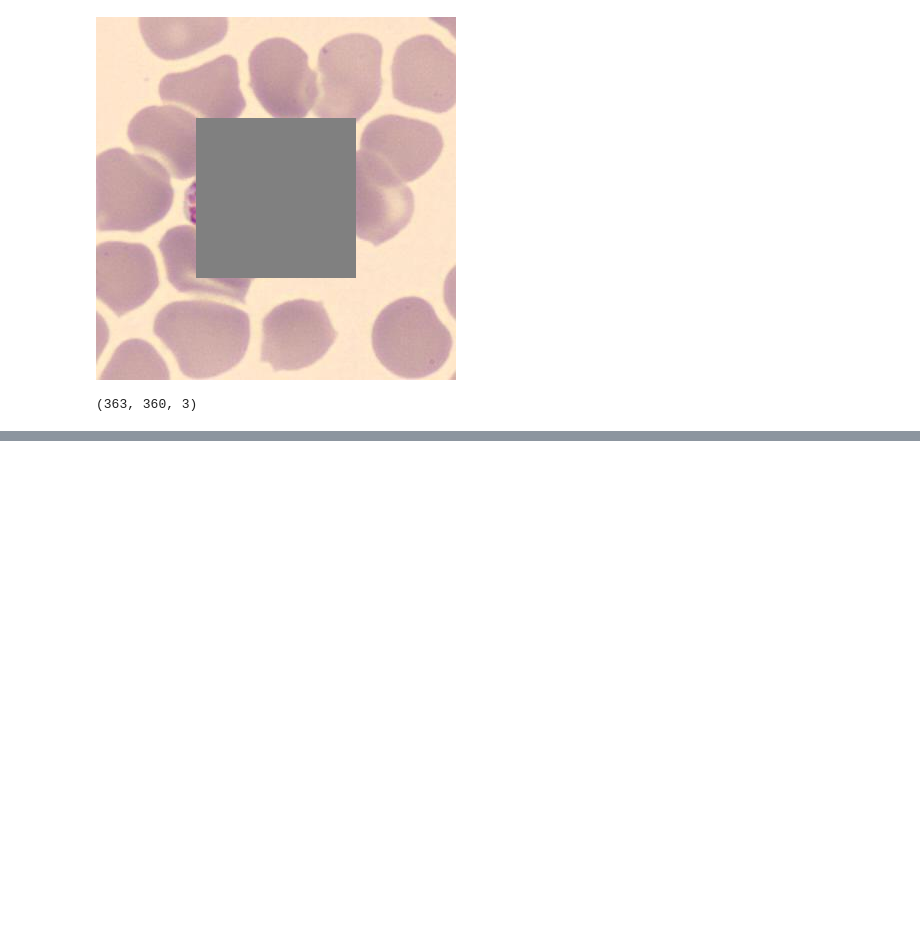
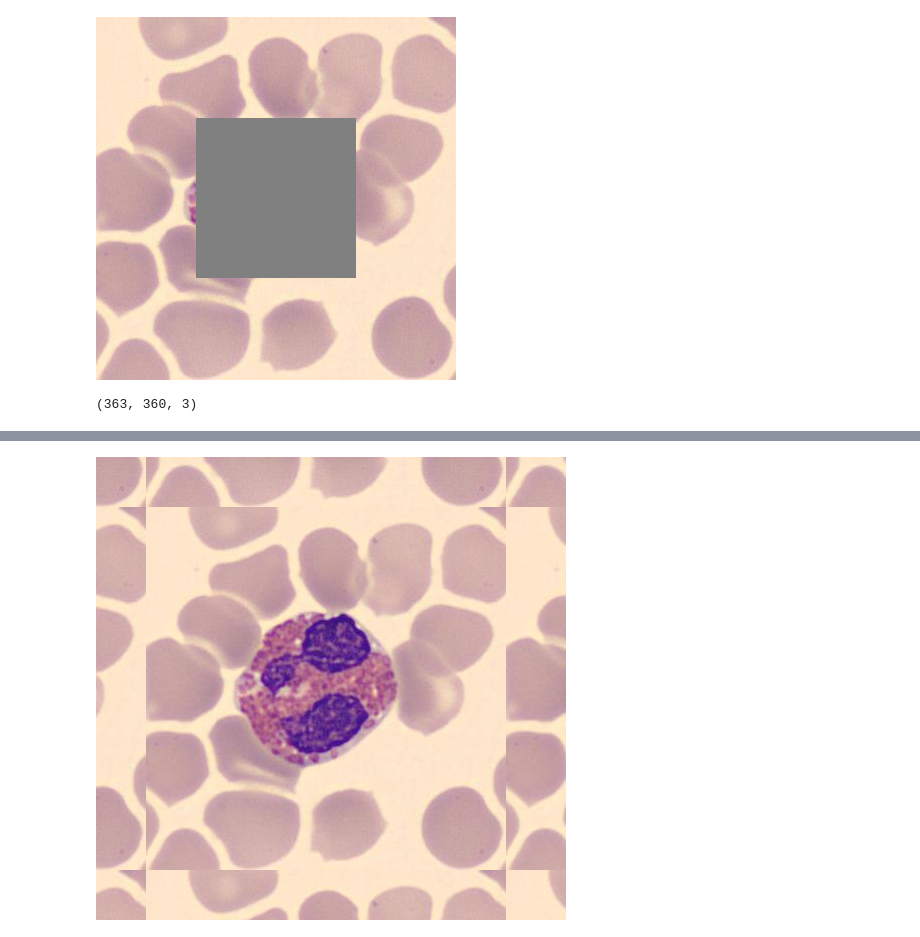
Before and after one commit to krugerangelika/computer-vision, a Jupyter notebook: Blood.ipynb, the cells around one changed output, grey strips where cells are left out. Saved outputs shown, nothing was run; the diff lists cells and outputs as text; code cells hidden in the pictures; blank space fills up the shorter version.

```diff
--- a/Blood.ipynb
+++ b/Blood.ipynb
@@ -246,0 +257,3 @@ img.shape
+# %%
+img = cv2.imread(filename='eosinophil000.jpg')
+cv2_imshow(img)
@@ -246,0 +262,3 @@ img.shape
+# %%
+blood = img[101:261, 100:260]
+cv2_imshow(blood)
@@ -246,0 +271,3 @@ img.shape
+# %%
+img[101:261, 100:260] = blood
+cv2_imshow(img)
@@ -246,0 +278,3 @@ img.shape
+# %%
+ img = cv2.imread('eosinophil000.jpg')
+ cv2_imshow(img)
@@ -246,0 +283,6 @@ img.shape
+# %%
+wrap = cv2.copyMakeBorder(src=img, top=50, bottom=50, left=50, right=60,
+                          borderType=cv2.BORDER_WRAP)
+cv2_imshow(wrap)
+# %% [output]
+[figure, added]
```
Also changed, not shown: parts of 16 cells of this notebook.
